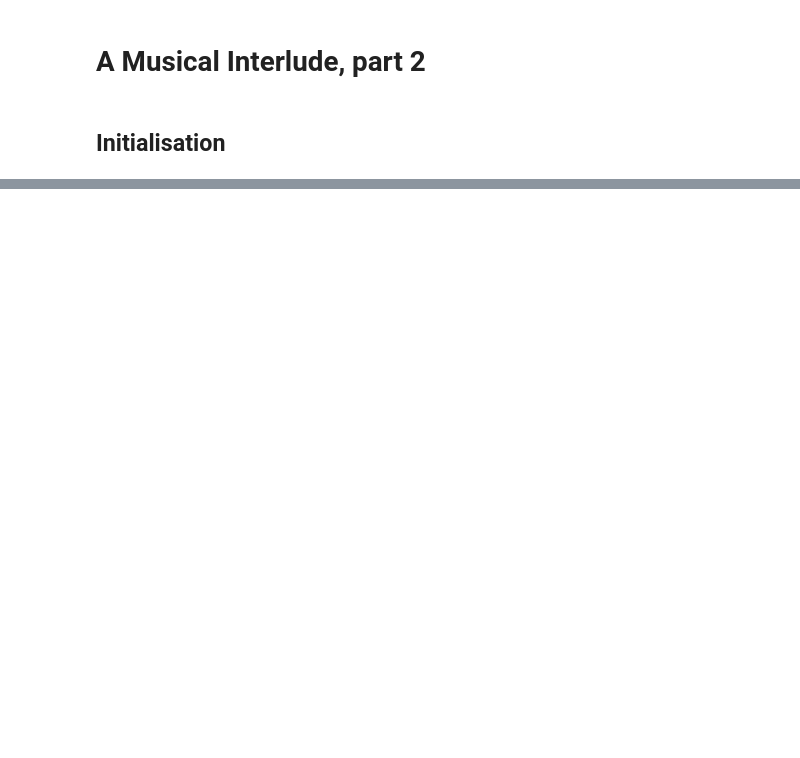
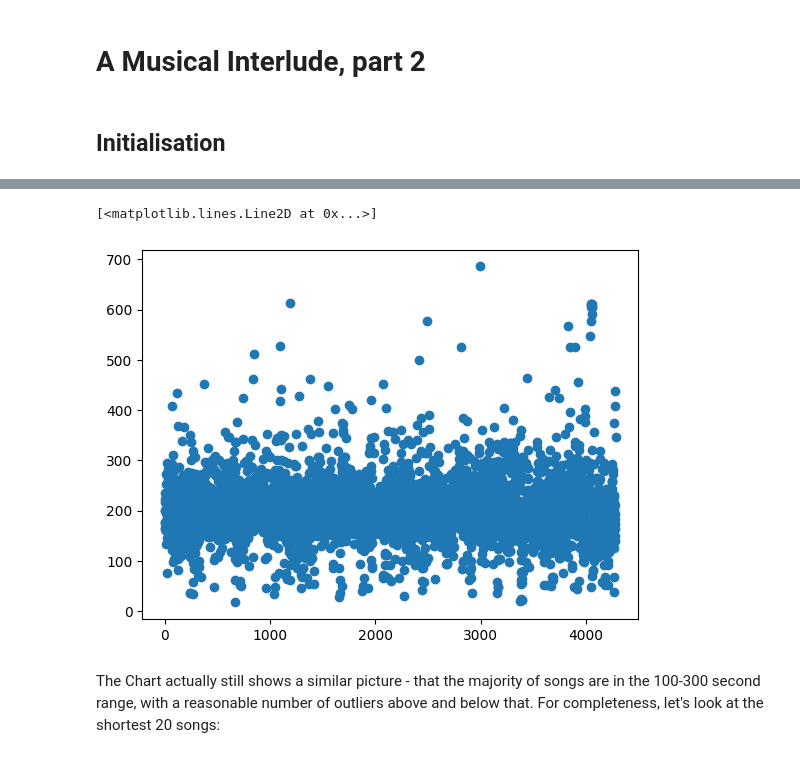
Before and after one commit to aeroniemi/sdpa-coursework, a Jupyter notebook: dataAnalytics/index2.ipynb, the cells around one changed output, grey strips where cells are left out. Saved outputs shown, nothing was run; the diff lists cells and outputs as text; code cells hidden in the pictures; blank space fills up the shorter version.

```diff
--- a/dataAnalytics/index2.ipynb
+++ b/dataAnalytics/index2.ipynb
@@ -46,0 +149,3 @@ First, let's explore the data:
+# %%
+songs2 = uniqueSongs.query('length < 1000')
+songs2.sort_values(by=['length'], ascending=False).loc[:,['artistName', 'trackName', 'length','details.album.album_type']].head(20)
@@ -46,0 +172,7 @@ First, let's explore the data:
+# %%
+plt.plot(songs2['length'], 'o')
+# %% [output]
+[<matplotlib.lines.Line2D at 0x...>]
+[figure, added]
+# %% [markdown]
+The Chart actually still shows a similar picture - that the majority of songs are in the 100-300 second range, with a reasonable number of outliers above and below that. For completeness, let's look at the shortest 20 songs:
```
Also changed, not shown: parts of 25 cells of this notebook, 1 other file.
